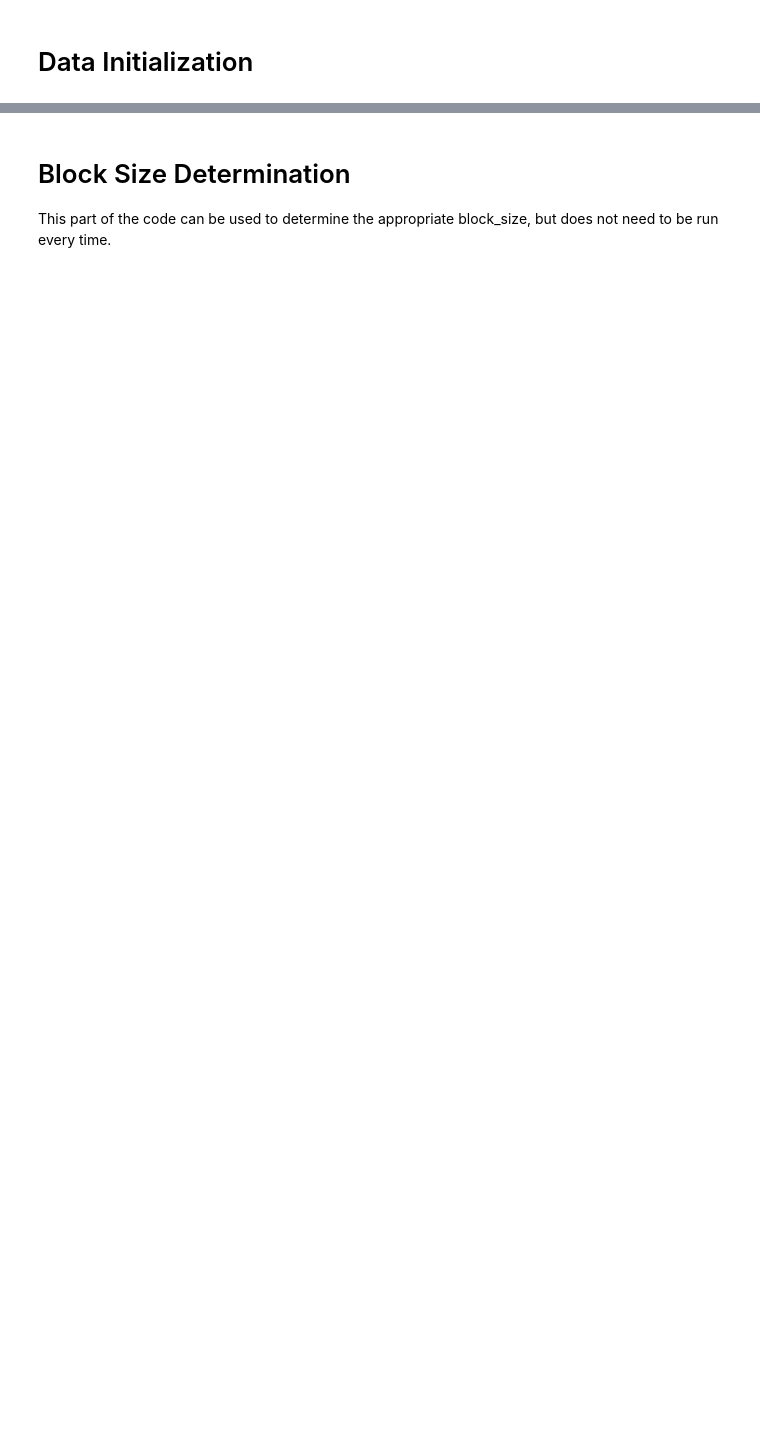
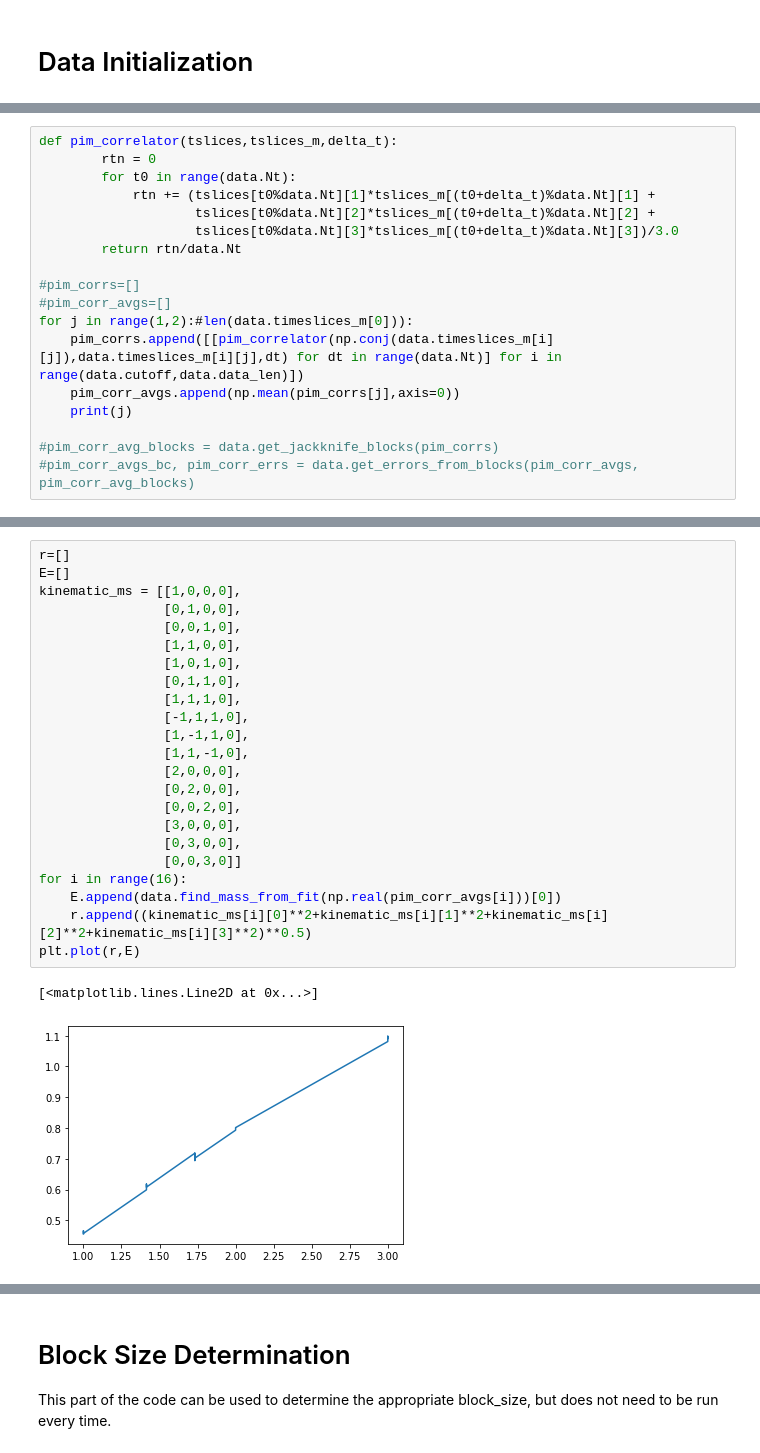
Before and after one commit to jinluchang/Qlattice, a Jupyter notebook: applications/hmc-pions/data_analysis-blocked.ipynb, the cells around one changed output, grey strips where cells are left out. Cells and saved outputs as stored; diff of their text form; blank space fills up the shorter version.

```diff
--- a/applications/hmc-pions/data_analysis-blocked.ipynb
+++ b/applications/hmc-pions/data_analysis-blocked.ipynb
@@ -165,0 +107,18 @@ Average acceptance rate after cutoff: 0.710620314742489
+# %%
+def pim_correlator(tslices,tslices_m,delta_t):
+        rtn = 0
+        for t0 in range(data.Nt):
+            rtn += (tslices[t0%data.Nt][1]*tslices_m[(t0+delta_t)%data.Nt][1] +
+                    tslices[t0%data.Nt][2]*tslices_m[(t0+delta_t)%data.Nt][2] +
+                    tslices[t0%data.Nt][3]*tslices_m[(t0+delta_t)%data.Nt][3])/3.0
+        return rtn/data.Nt
+
+#pim_corrs=[]
+#pim_corr_avgs=[]
+for j in range(1,2):#len(data.timeslices_m[0])):
+    pim_corrs.append([[pim_correlator(np.conj(data.timeslices_m[i][j]),data.timeslices_m[i][j],dt) for dt in range(data.Nt)] for i in range(data.cutoff,data.data_len)])
+    pim_corr_avgs.append(np.mean(pim_corrs[j],axis=0))
+    print(j)
+
+#pim_corr_avg_blocks = data.get_jackknife_blocks(pim_corrs)
+#pim_corr_avgs_bc, pim_corr_errs = data.get_errors_from_blocks(pim_corr_avgs, pim_corr_avg_blocks)
@@ -165,0 +131,26 @@ Average acceptance rate after cutoff: 0.710620314742489
+# %%
+r=[]
+E=[]
+kinematic_ms = [[1,0,0,0],
+                [0,1,0,0],
+                [0,0,1,0],
+                [1,1,0,0],
+                [1,0,1,0],
+                [0,1,1,0],
+                [1,1,1,0],
+                [-1,1,1,0],
+                [1,-1,1,0],
+                [1,1,-1,0],
+                [2,0,0,0],
+                [0,2,0,0],
+                [0,0,2,0],
+                [3,0,0,0],
+                [0,3,0,0],
+                [0,0,3,0]]
+for i in range(16):
+    E.append(data.find_mass_from_fit(np.real(pim_corr_avgs[i]))[0])
+    r.append((kinematic_ms[i][0]**2+kinematic_ms[i][1]**2+kinematic_ms[i][2]**2+kinematic_ms[i][3]**2)**0.5)
+plt.plot(r,E)
+# %% [output]
+[<matplotlib.lines.Line2D at 0x...>]
+[figure, added]
```
Also changed, not shown: parts of 62 cells of this notebook, 1 other file.
